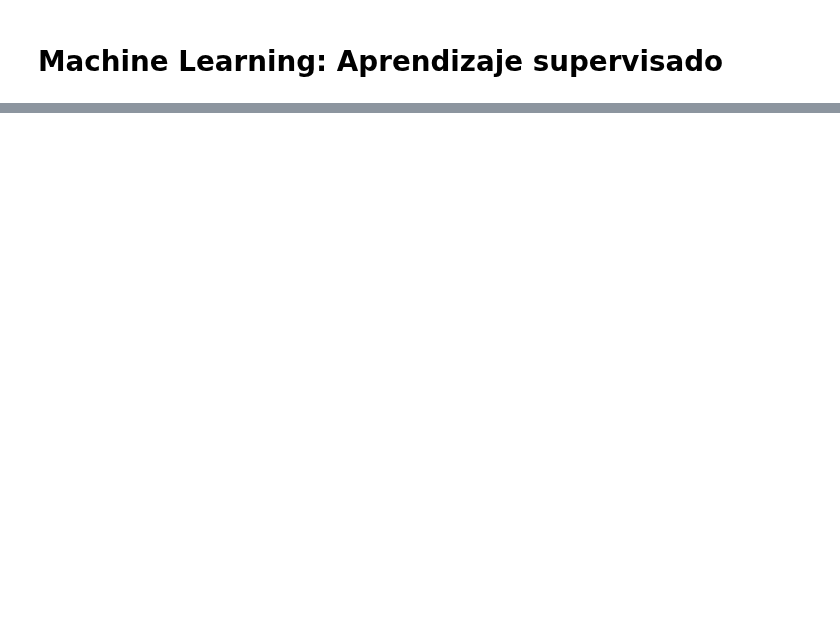
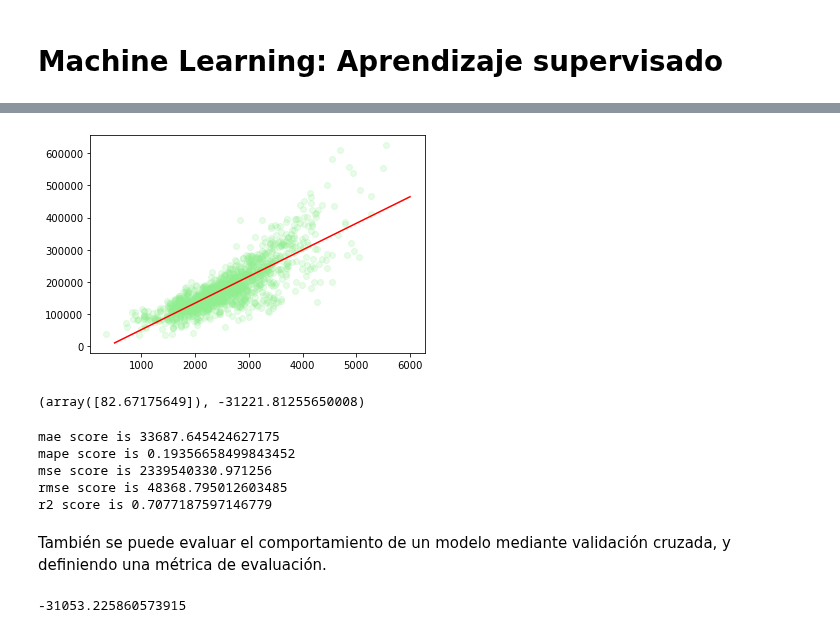
Before and after one commit to gmachinromero/course_kschool_ds_master, a Jupyter notebook: _05_python_machine_learning/_05_01_aprendizaje_supervisado.ipynb, the cells around one changed output, grey strips where cells are left out. Saved outputs shown, nothing was run; the diff lists cells and outputs as text; code cells hidden in the pictures; blank space fills up the shorter version.

```diff
--- a/_05_python_machine_learning/_05_01_aprendizaje_supervisado.ipynb
+++ b/_05_python_machine_learning/_05_01_aprendizaje_supervisado.ipynb
@@ -33,0 +111,62 @@ Los algoritmos más habituales que aplican para el aprendizaje supervisado son:
+# %%
+# Separar el modelo en conjunto de test y entrenamiento
+from sklearn.model_selection import train_test_split
+X_train, X_test, y_train, y_test = train_test_split(X, y, test_size=0.10, random_state=42)
+# %%
+# 1 - Cargar las librerías scikit-learn
+from sklearn.linear_model import LinearRegression
+
+# 2 - Crear una instancia
+reg_lin = LinearRegression()
+
+# 3 - Entrenar el modelo
+reg_lin.fit(X_train, y_train)
+
+# 4 - Predicción
+y_pred = reg_lin.predict(X_test)
+# %%
+# Graficar el modelo
+x_hip = np.linspace(500, 6000)
+y_hip = reg_lin.predict(pd.DataFrame(x_hip))
+
+plt.scatter(X, y, c='lightgreen', alpha=0.2)
+plt.plot(x_hip, y_hip, c='red');
+# %% [output]
+[figure, added]
+# %%
+reg_lin.coef_, reg_lin.intercept_
+# %% [output]
+(array([82.67175649]), -31221.81255650008)
+# %%
+# Load the scorers
+from sklearn.metrics import mean_absolute_error
+from sklearn.metrics import mean_squared_error
+from sklearn.metrics import r2_score
+
+# Use against predictions
+mae = mean_absolute_error(y_test, y_pred)
+mape = np.mean(np.abs(y_test-y_pred)/y_pred)
+mse = mean_squared_error(y_test, y_pred)
+rmse = np.sqrt(mean_squared_error(y_test, y_pred))
+r2 = r2_score(y_test, y_pred)
+
+scores = {'mae': mae, 'mape': mape, 'mse': mse, 'rmse': rmse, 'r2': r2}
+
+for key in scores:
+    print(f"{key} score is {scores[key]}")
+# %% [output]
+mae score is 33687.645424627175
+mape score is 0.19356658499843452
+mse score is 2339540330.971256
+rmse score is 48368.795012603485
+r2 score is 0.7077187597146779
+# %% [markdown]
+También se puede evaluar el comportamiento de un modelo mediante validación cruzada, y definiendo una métrica de evaluación.
+# %%
+# Load the library
+from sklearn.model_selection import cross_val_score
+
+# We calculate the metric for several subsets (determine by cv, between 5 and 10)
+cross_val_score(reg_lin, X, y, cv=5, scoring="neg_mean_absolute_error").mean()
+# %% [output]
+-31053.225860573915
```
Also changed, not shown: parts of 30 cells of this notebook.
